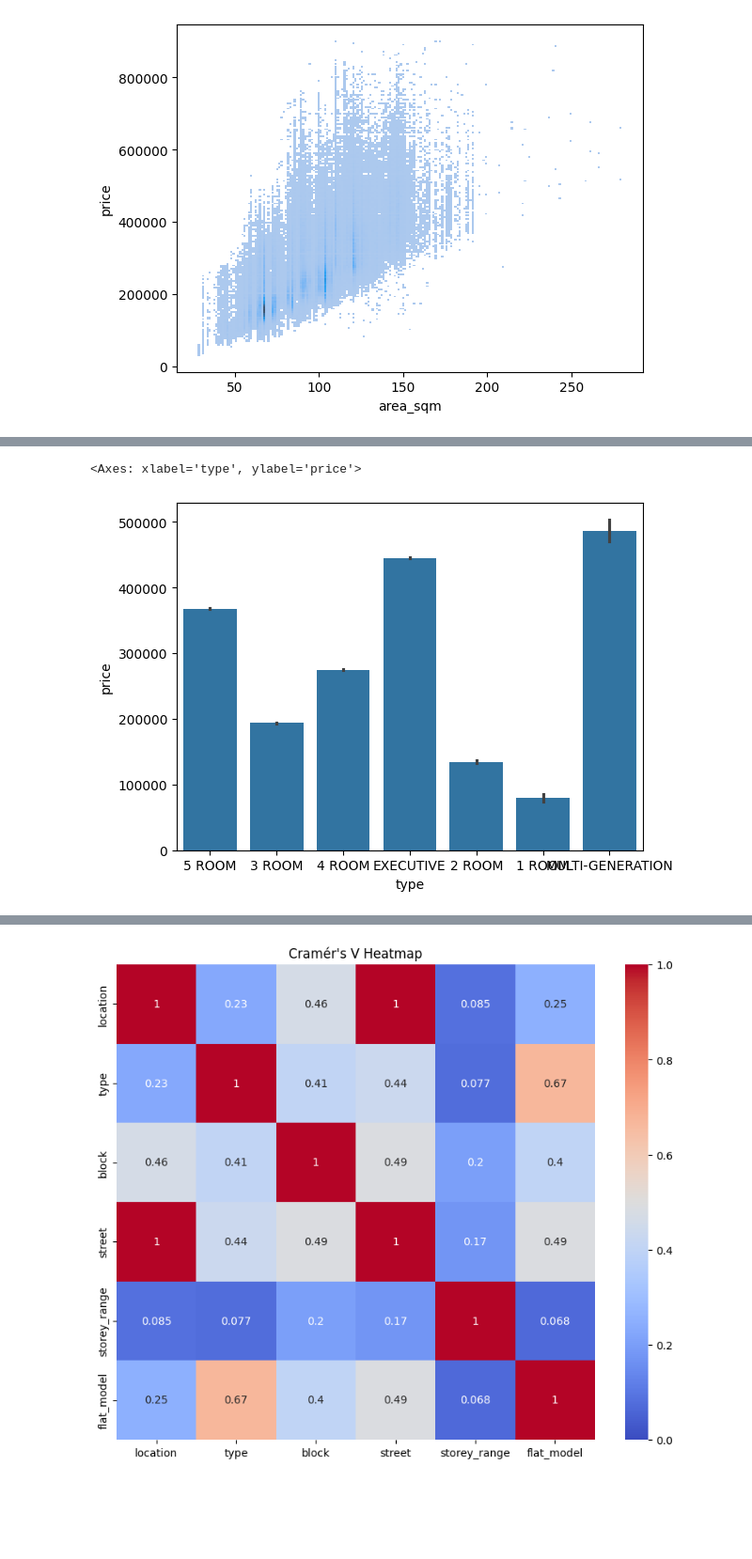
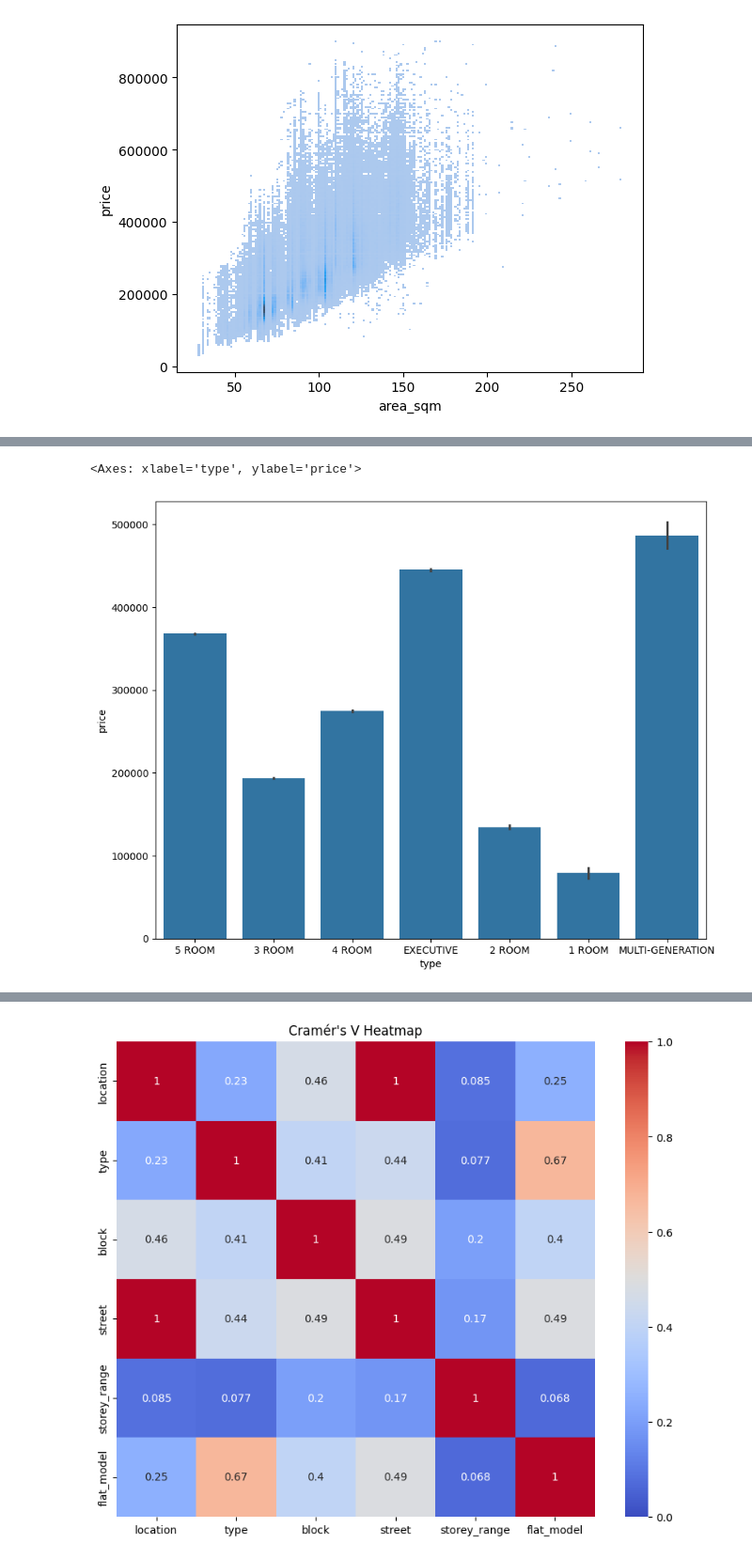
Before and after one commit to jeanDeluge/simplehousepricing, a Jupyter notebook: EDA/EDA.ipynb, the cells around one changed output, grey strips where cells are left out. Shown at 94% size. Cells and saved outputs as stored; diff of their text form; code cells hidden in the pictures; blank space fills up the shorter version.

```diff
--- a/EDA/EDA.ipynb
+++ b/EDA/EDA.ipynb
@@ -4,7 +4,7 @@ import pandas as pd
 import matplotlib.pyplot as plt
 import seaborn as sns
 # %%
-df_original = pd.read_csv('train.csv')
+df_original = pd.read_csv('../train.csv')
 
 df = df_original.copy()
 # %%
@@ -73,6 +75,8 @@ sns.barplot(x='commence_date', y='price', data=df)
 # %%
+plt.figure(figsize=(10, 8))
+
 sns.barplot(x='type', y='price', data=df)
 # %% [output]
 <Axes: xlabel='type', ylabel='price'>
-[figure, old version]
+[figure, new version]
 # %%
```
Also changed, not shown: parts of 5 cells of this notebook, 6 other files.
